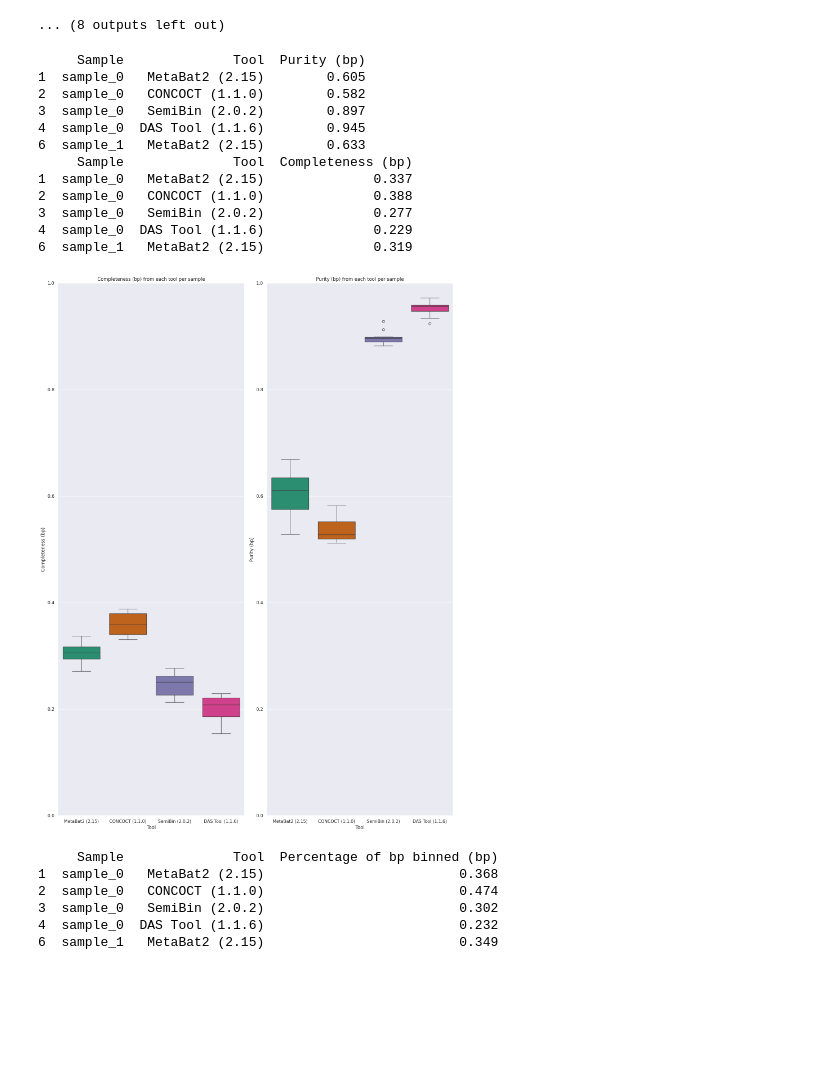
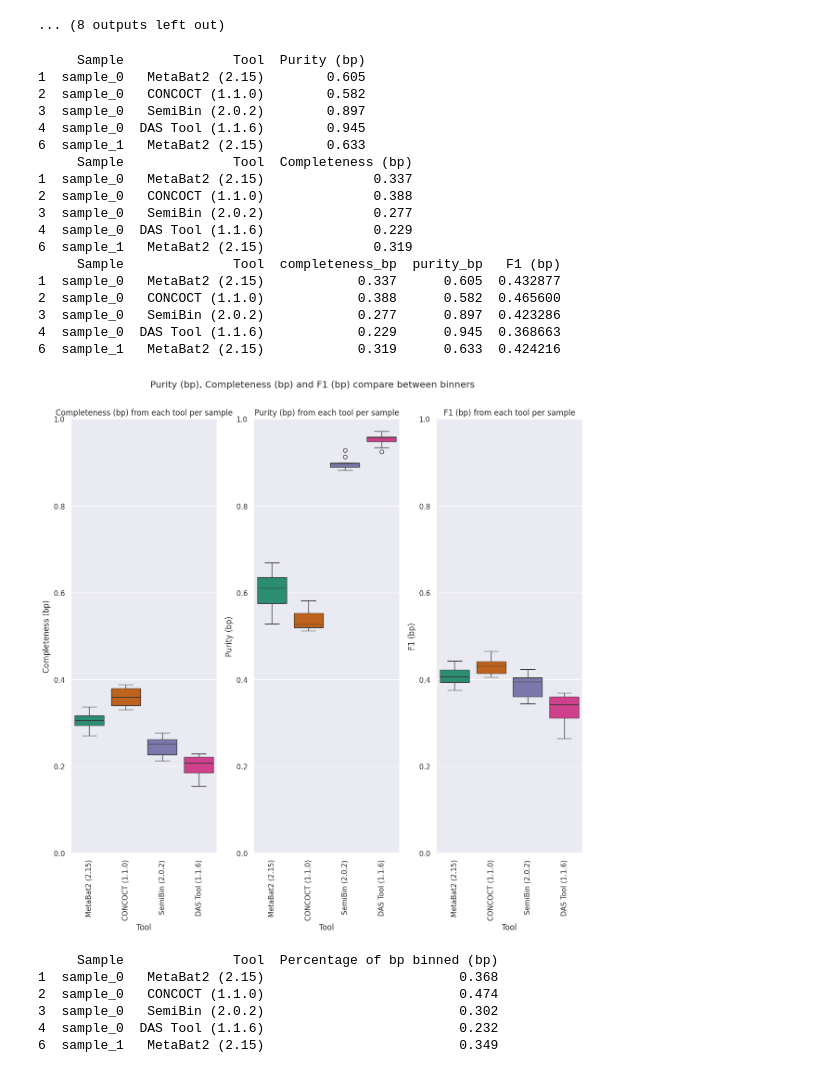
Before and after one commit to SantaMcCloud/Thesis, a Jupyter notebook: jupyternotebooks/plots.ipynb, the cells around one changed output. Saved outputs shown, nothing was run; the diff lists cells and outputs as text; code cells hidden in the pictures; blank space fills up the shorter version.

Commit message:
adjusted some plots

```diff
--- a/jupyternotebooks/plots.ipynb
+++ b/jupyternotebooks/plots.ipynb
@@ -275,35 +275,54 @@ purity_df.rename(columns={
 }, inplace=True)
 purity_df = purity_df[purity_df['Tool'] != 'Gold standard']
 print(purity_df.head())
 
 completeness_df = df_val.loc[:,["Sample", "Tool", "completeness_bp"]]
 completeness_df.rename(columns={
     'completeness_bp': 'Completeness (bp)',
 }, inplace=True)
 completeness_df = completeness_df[completeness_df['Tool'] != 'Gold standard']
 print(completeness_df.head())
 
+f1_df = df_val.loc[:,["Sample", "Tool", "completeness_bp", "purity_bp"]]
+f1_df["F1 (bp)"] = (2 * f1_df['purity_bp'] * f1_df['completeness_bp']) / (f1_df['completeness_bp'] + f1_df['purity_bp'])
+f1_df = f1_df[f1_df['Tool'] != 'Gold standard']
+print(f1_df.head())
 
-ig, axes = plt.subplots(1, 2, figsize=(15, 20))
+
+fig, axes = plt.subplots(1, 3, figsize=(12, 12))
+
+fig.suptitle('Purity (bp), Completeness (bp) and F1 (bp) compare between binners', y=1.005)
+
 sns.boxplot(ax=axes[0], x='Tool', y='Completeness (bp)', data=completeness_df, palette='Dark2',legend=False, hue='Tool').set(title="Completeness (bp) from each tool per sample")
 axes[0].set_ylim(0,1)
+axes[0].tick_params(axis='x', rotation=90)
 sns.boxplot(ax=axes[1], x='Tool', y='Purity (bp)', data=purity_df, palette='Dark2',legend=False, hue='Tool').set(title="Purity (bp) from each tool per sample")
 axes[1].set_ylim(0,1)
+axes[1].tick_params(axis='x', rotation=90)
+sns.boxplot(ax=axes[2], x='Tool', y='F1 (bp)', data=f1_df, palette='Dark2',legend=False, hue='Tool').set(title="F1 (bp) from each tool per sample")
+axes[2].set_ylim(0,1)
+axes[2].tick_params(axis='x', rotation=90)
 plt.tight_layout()
 # %% [output]
      Sample              Tool  Purity (bp)
 1  sample_0   MetaBat2 (2.15)        0.605
 2  sample_0   CONCOCT (1.1.0)        0.582
 3  sample_0   SemiBin (2.0.2)        0.897
 4  sample_0  DAS Tool (1.1.6)        0.945
 6  sample_1   MetaBat2 (2.15)        0.633
      Sample              Tool  Completeness (bp)
 1  sample_0   MetaBat2 (2.15)              0.337
 2  sample_0   CONCOCT (1.1.0)              0.388
 3  sample_0   SemiBin (2.0.2)              0.277
 4  sample_0  DAS Tool (1.1.6)              0.229
 6  sample_1   MetaBat2 (2.15)              0.319
+     Sample              Tool  completeness_bp  purity_bp   F1 (bp)
+1  sample_0   MetaBat2 (2.15)            0.337      0.605  0.432877
+2  sample_0   CONCOCT (1.1.0)            0.388      0.582  0.465600
+3  sample_0   SemiBin (2.0.2)            0.277      0.897  0.423286
+4  sample_0  DAS Tool (1.1.6)            0.229      0.945  0.368663
+6  sample_1   MetaBat2 (2.15)            0.319      0.633  0.424216
-[figure, old version]
+[figure, new version]
 # %%
 #BOXPLOT FOR Percentage of bp binned
 
```
Also changed, not shown: parts of 1 cell of this notebook, 2 other files.
